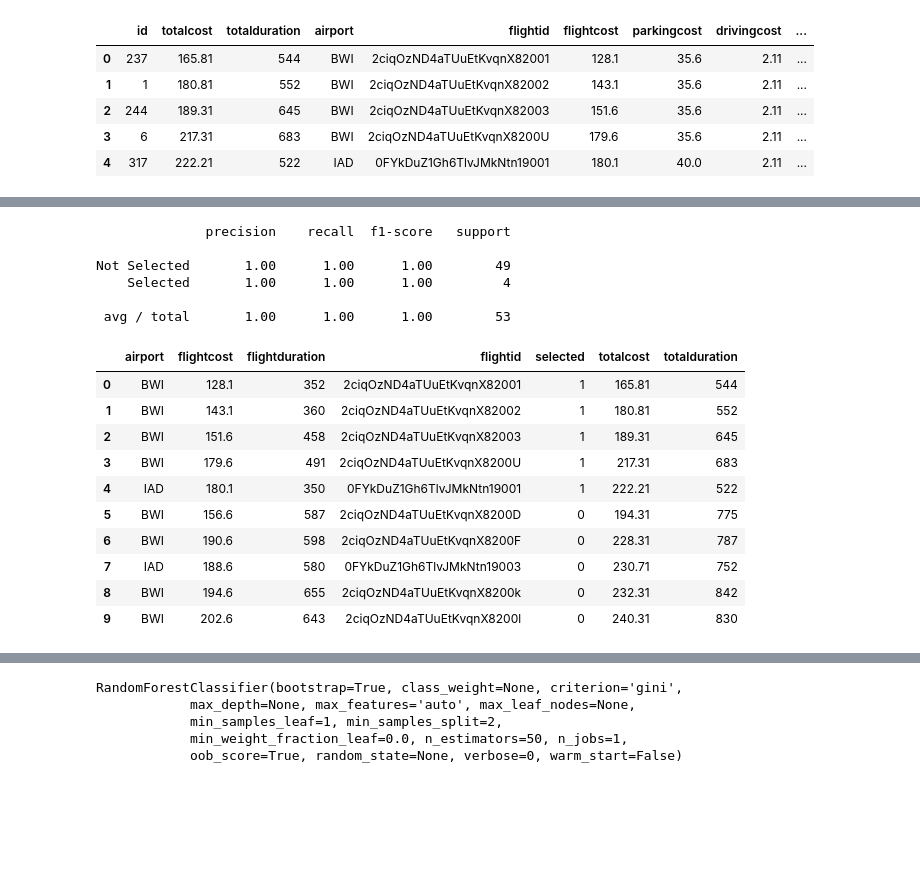
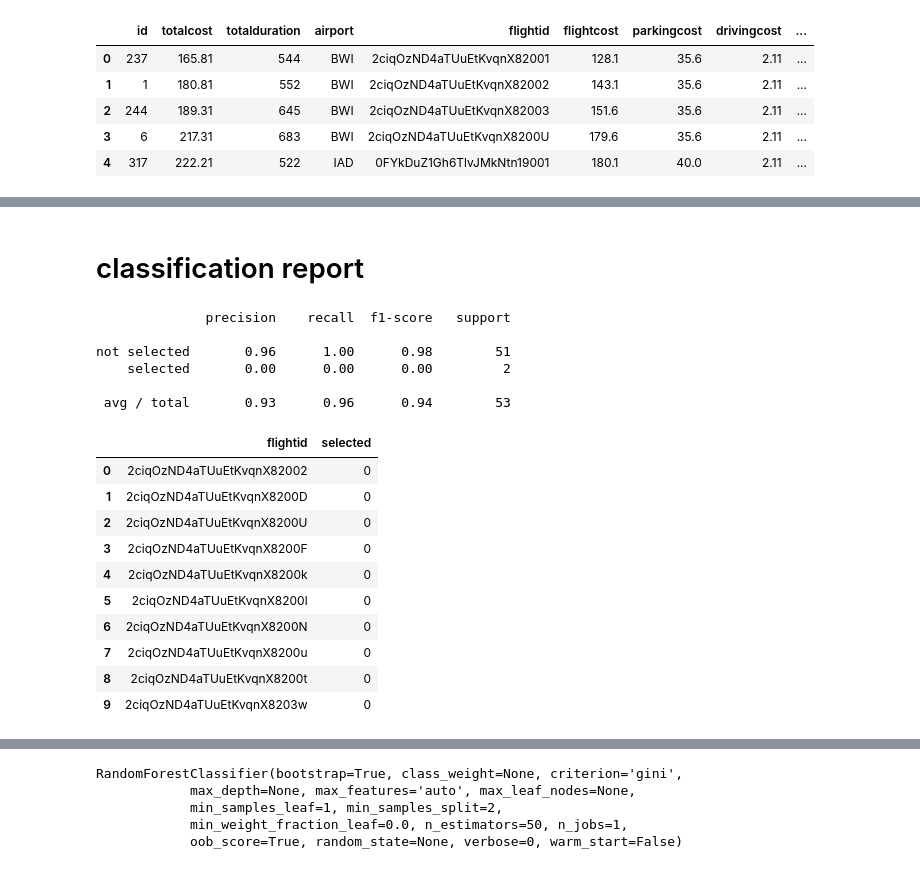
Before and after one commit to akatie/triptomizer, a Jupyter notebook: flightWithLowestCostFunction.ipynb, the cells around one changed output, grey strips where cells are left out. Saved outputs shown, nothing was run; the diff lists cells and outputs as text; code cells hidden in the pictures; blank space fills up the shorter version.

```diff
--- a/flightWithLowestCostFunction.ipynb
+++ b/flightWithLowestCostFunction.ipynb
@@ -416,40 +447,37 @@ log_reg.score(X_test, y_test)
+# %% [markdown]
+# classification report
 # %%
 from sklearn.metrics import classification_report
 # %%
 expected   = y_test
 predicted  = log_reg.predict(X_test)
-classificationReport = classification_report(expected, predicted, target_names=["Not Selected","Selected"])
+classificationReport = classification_report(expected, predicted, target_names=["not selected","selected"])
 print classificationReport
 # %% [output]
               precision    recall  f1-score   support
 
-Not Selected       1.00      1.00      1.00        49
-    Selected       1.00      1.00      1.00         4
+not selected       0.96      1.00      0.98        51
+    selected       0.00      0.00      0.00         2
 
- avg / total       1.00      1.00      1.00        53
+ avg / total       0.93      0.96      0.94        53
-# %%
-# Make predictions based on the test data using cross validation
-predictions = log_reg.predict(test[predictors])
-
-test_predictions = pd.DataFrame({
-        "flightid": test["flightid"],
-        "airport": test["airport"],
-        "flightcost": test["flightcost"],
-        "totalcost": test["totalcost"],
-        "flightduration": test["flightduration"],
-        "totalduration": test["totalduration"],
-        "selected": predictions
-    })
-test_predictions.head(10)
-# %% [output]
-|  | airport | flightcost | flightduration | flightid | selected | totalcost | totalduration |
-| 0 | BWI | 128.1 | 352 | 2ciqOzND4aTUuEtKvqnX82001 | 1 | 165.81 | 544 |
-| 1 | BWI | 143.1 | 360 | 2ciqOzND4aTUuEtKvqnX82002 | 1 | 180.81 | 552 |
-| 2 | BWI | 151.6 | 458 | 2ciqOzND4aTUuEtKvqnX82003 | 1 | 189.31 | 645 |
-| 3 | BWI | 179.6 | 491 | 2ciqOzND4aTUuEtKvqnX8200U | 1 | 217.31 | 683 |
-| 4 | IAD | 180.1 | 350 | 0FYkDuZ1Gh6TlvJMkNtn19001 | 1 | 222.21 | 522 |
-| 5 | BWI | 156.6 | 587 | 2ciqOzND4aTUuEtKvqnX8200D | 0 | 194.31 | 775 |
-| 6 | BWI | 190.6 | 598 | 2ciqOzND4aTUuEtKvqnX8200F | 0 | 228.31 | 787 |
-| 7 | IAD | 188.6 | 580 | 0FYkDuZ1Gh6TlvJMkNtn19003 | 0 | 230.71 | 752 |
-| 8 | BWI | 194.6 | 655 | 2ciqOzND4aTUuEtKvqnX8200k | 0 | 232.31 | 842 |
-| 9 | BWI | 202.6 | 643 | 2ciqOzND4aTUuEtKvqnX8200l | 0 | 240.31 | 830 |
+# %%
+# So how well did our Logistic Regression Model do?
+predictions2 = log_reg.predict(test[predictors])
+
+test_predictions2 = pd.DataFrame({
+        "flightid": test["flightid"],
+        "selected": predictions2
+    })
+test_predictions2.head(10)
+# %% [output]
+|  | flightid | selected |
+| 0 | 2ciqOzND4aTUuEtKvqnX82002 | 0 |
+| 1 | 2ciqOzND4aTUuEtKvqnX8200D | 0 |
+| 2 | 2ciqOzND4aTUuEtKvqnX8200U | 0 |
+| 3 | 2ciqOzND4aTUuEtKvqnX8200F | 0 |
+| 4 | 2ciqOzND4aTUuEtKvqnX8200k | 0 |
+| 5 | 2ciqOzND4aTUuEtKvqnX8200l | 0 |
+| 6 | 2ciqOzND4aTUuEtKvqnX8200N | 0 |
+| 7 | 2ciqOzND4aTUuEtKvqnX8200u | 0 |
+| 8 | 2ciqOzND4aTUuEtKvqnX8200t | 0 |
+| 9 | 2ciqOzND4aTUuEtKvqnX8203w | 0 |
```
Also changed, not shown: parts of 37 cells of this notebook, 3 other files.
